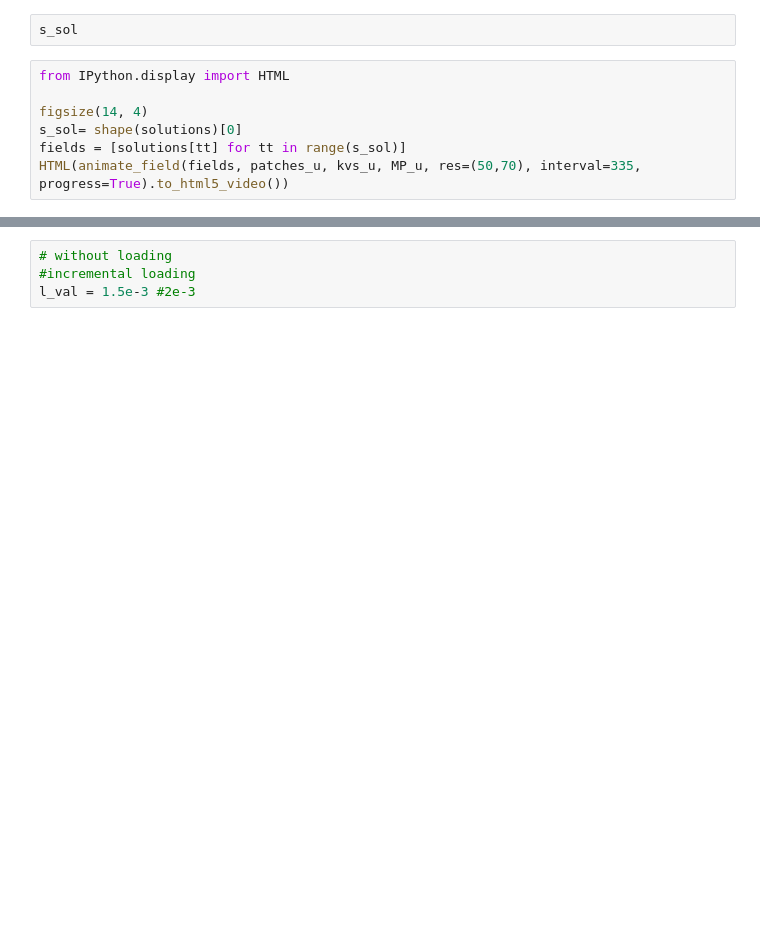
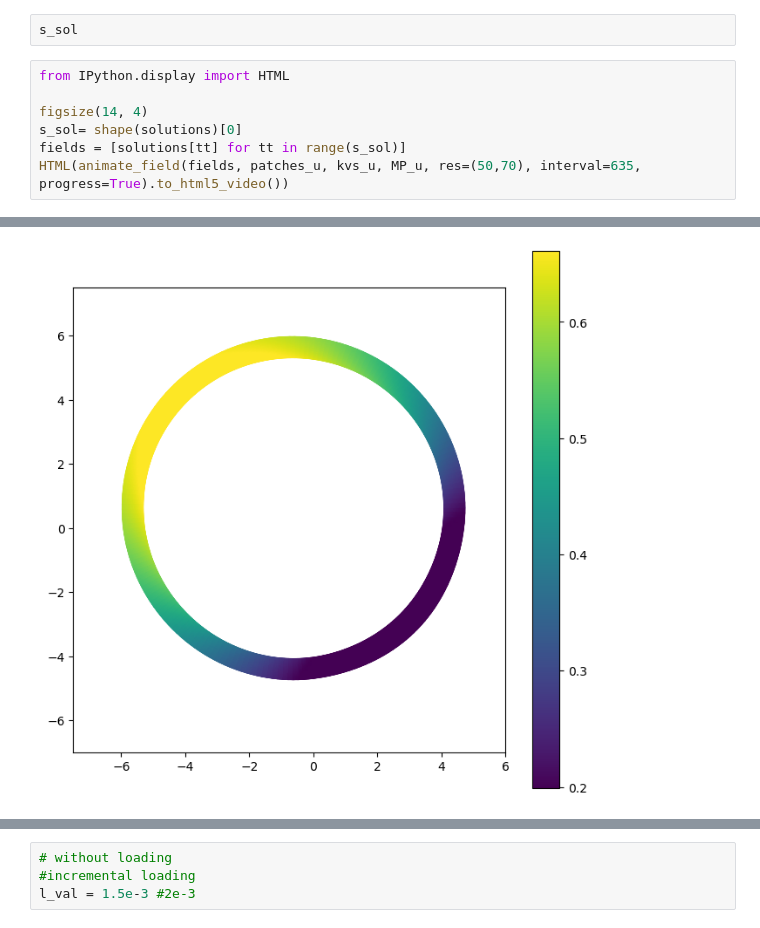
Before and after one commit to mh-0456/pyiga, a Jupyter notebook: notebooks/nonlinear_loading_artery2D_Robin_factor1.ipynb, the cells around one changed output, grey strips where cells are left out. Saved outputs shown, nothing was run; the diff lists cells and outputs as text; blank space fills up the shorter version.

```diff
--- a/notebooks/nonlinear_loading_artery2D_Robin_factor1.ipynb
+++ b/notebooks/nonlinear_loading_artery2D_Robin_factor1.ipynb
@@ -361,4 +376,5 @@ from IPython.display import HTML
 figsize(14, 4)
 s_sol= shape(solutions)[0]
 fields = [solutions[tt] for tt in range(s_sol)]
-HTML(animate_field(fields, patches_u, kvs_u, MP_u, res=(50,70), interval=335, progress=True).to_html5_video())
+HTML(animate_field(fields, patches_u, kvs_u, MP_u, res=(50,70), interval=635, progress=True).to_html5_video())
+# %% [output]
@@ -365,2 +382,3 @@ HTML(animate_field(fields, patches_u, kvs_u, MP_u, res=(50,70), interval=335, pr
+[figure, added]
 # %%
 plt.clf()
```
Also changed, not shown: parts of 14 cells of this notebook, 4 other files.
